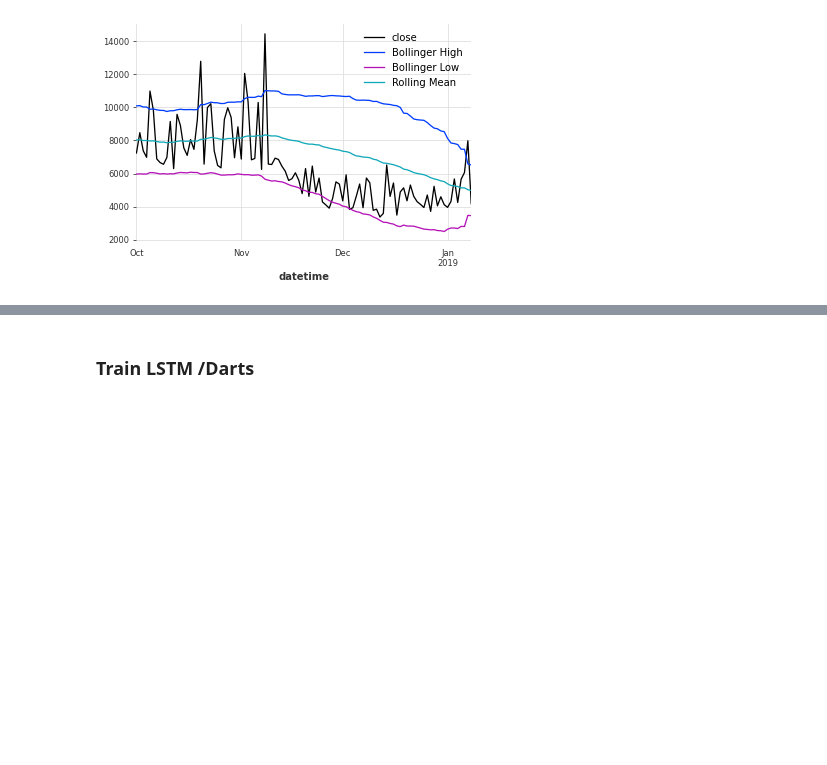
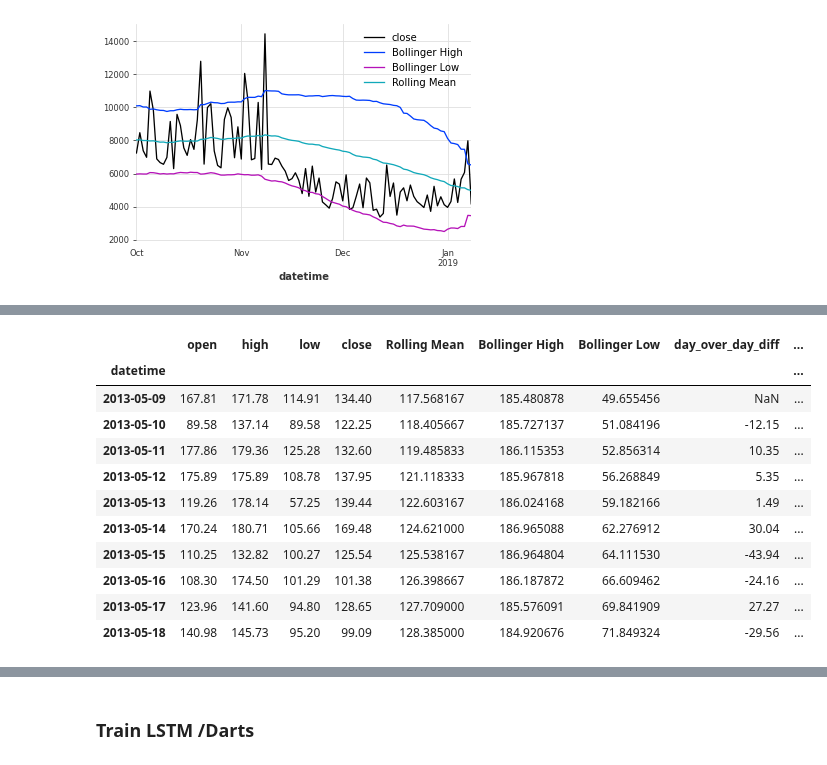
Before and after one commit to jonhilgart22/go-trader, a Jupyter notebook: notebooks/testing_bollinger_bands_and_ts_models.ipynb, the cells around one changed output, grey strips where cells are left out. Saved outputs shown, nothing was run; the diff lists cells and outputs as text; code cells hidden in the pictures; blank space fills up the shorter version.

```diff
--- a/notebooks/testing_bollinger_bands_and_ts_models.ipynb
+++ b/notebooks/testing_bollinger_bands_and_ts_models.ipynb
@@ -184,0 +189,2 @@ price_df[price_df.index >= '2018-10-01'][['close','Bollinger High','Bollinger Lo
+# %%
+price_df['day_over_day_gain'] = price_df.apply(lambda x:  x.day_over_day_diff if x.day_over_day_diff > 0 else 0, axis=1)
@@ -184,0 +197,15 @@ price_df[price_df.index >= '2018-10-01'][['close','Bollinger High','Bollinger Lo
+# %%
+price_df.head(10)
+# %% [output]
+|  | open | high | low | close | Rolling Mean | Bollinger High | Bollinger Low | day_over_day_diff | ... |
+| datetime |  |  |  |  |  |  |  |  | ... |
+| 2013-05-09 | 167.81 | 171.78 | 114.91 | 134.40 | 117.568167 | 185.480878 | 49.655456 | NaN | ... |
+| 2013-05-10 | 89.58 | 137.14 | 89.58 | 122.25 | 118.405667 | 185.727137 | 51.084196 | -12.15 | ... |
+| 2013-05-11 | 177.86 | 179.36 | 125.28 | 132.60 | 119.485833 | 186.115353 | 52.856314 | 10.35 | ... |
+| 2013-05-12 | 175.89 | 175.89 | 108.78 | 137.95 | 121.118333 | 185.967818 | 56.268849 | 5.35 | ... |
+| 2013-05-13 | 119.26 | 178.14 | 57.25 | 139.44 | 122.603167 | 186.024168 | 59.182166 | 1.49 | ... |
+| 2013-05-14 | 170.24 | 180.71 | 105.66 | 169.48 | 124.621000 | 186.965088 | 62.276912 | 30.04 | ... |
+| 2013-05-15 | 110.25 | 132.82 | 100.27 | 125.54 | 125.538167 | 186.964804 | 64.111530 | -43.94 | ... |
+| 2013-05-16 | 108.30 | 174.50 | 101.29 | 101.38 | 126.398667 | 186.187872 | 66.609462 | -24.16 | ... |
+| 2013-05-17 | 123.96 | 141.60 | 94.80 | 128.65 | 127.709000 | 185.576091 | 69.841909 | 27.27 | ... |
+| 2013-05-18 | 140.98 | 145.73 | 95.20 | 99.09 | 128.385000 | 184.920676 | 71.849324 | -29.56 | ... |
```
Also changed, not shown: parts of 8 cells of this notebook, 3 other files.
